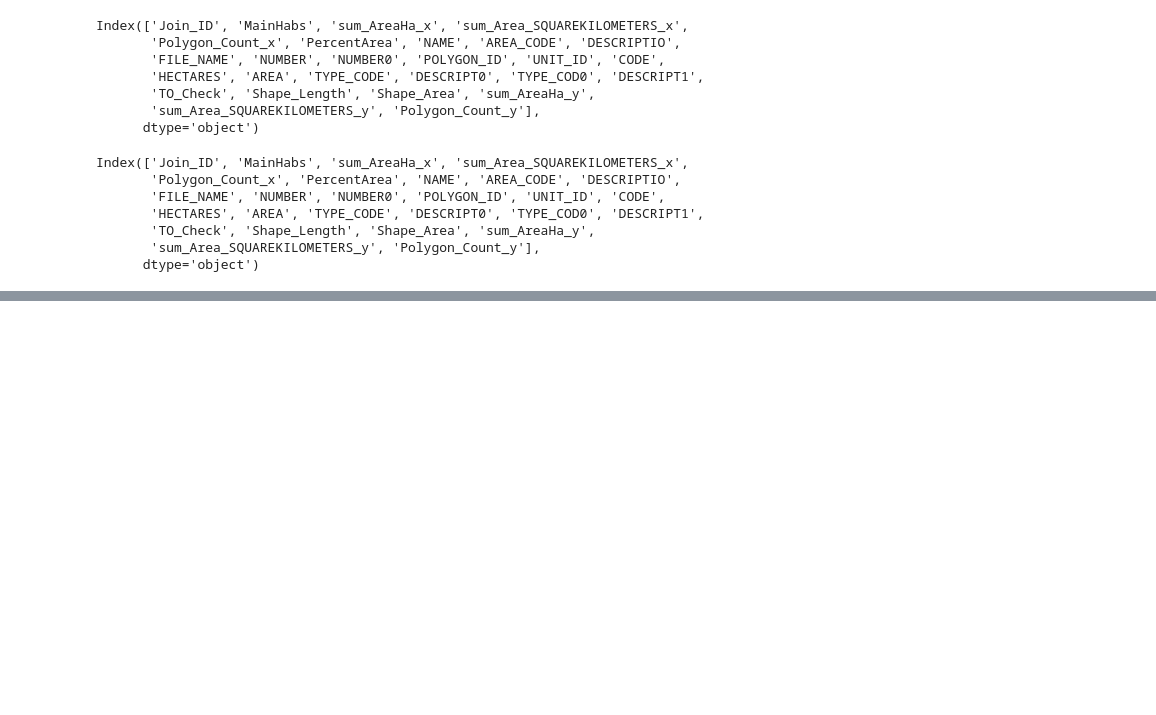
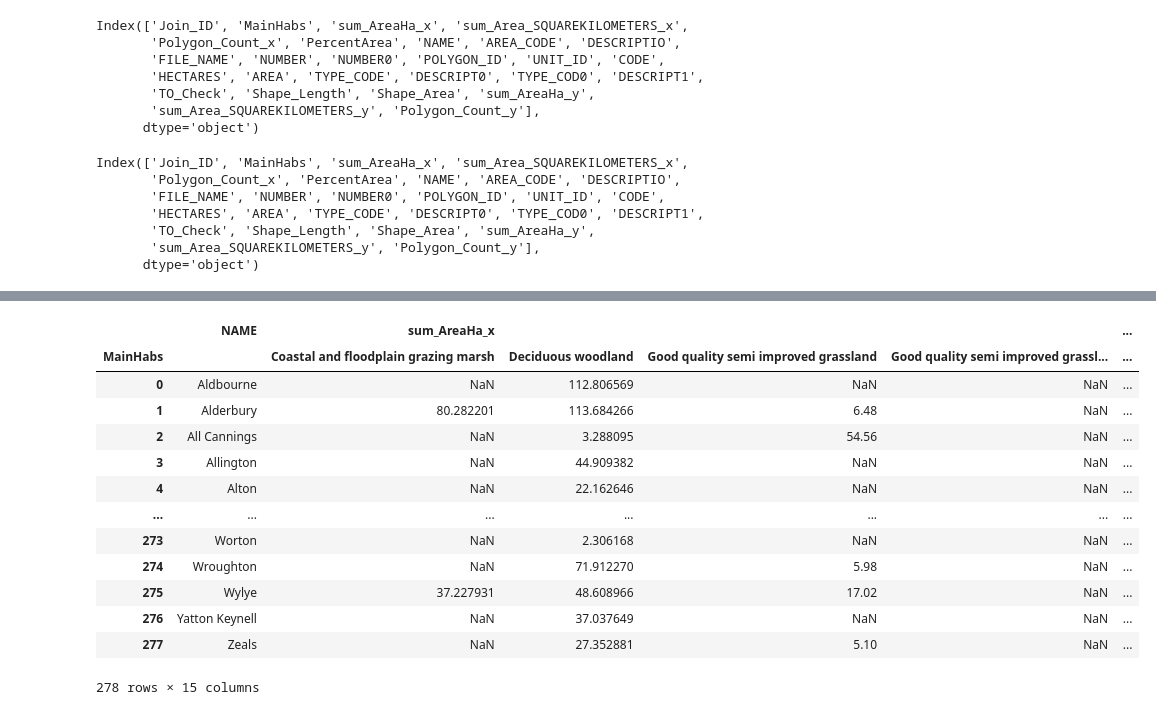
Before and after one commit to lara-spearman/map-outputs, a Jupyter notebook: summarise within analysis.ipynb, the cells around one changed output, grey strips where cells are left out. Cells and saved outputs as stored; diff of their text form; code cells hidden in the pictures; blank space fills up the shorter version.

```diff
--- a/summarise within analysis.ipynb
+++ b/summarise within analysis.ipynb
@@ -63,4 +63,4 @@ Index(['Join_ID', 'MainHabs', 'sum_AreaHa_x', 'sum_Area_SQUAREKILOMETERS_x',
        'sum_Area_SQUAREKILOMETERS_y', 'Polygon_Count_y'],
       dtype='object')
 # %%
-df_all.pivot(columns = "MainHabs",index = ["NAME",'sum_AreaHa_y'],values = [ 'sum_AreaHa_x','PercentArea'])
+df_wide = df_all.pivot(columns = "MainHabs",index = ["NAME",'sum_AreaHa_y'],values = [ 'sum_AreaHa_x'])
@@ -82,0 +67,21 @@ df_all.pivot(columns = "MainHabs",index = ["NAME",'sum_AreaHa_y'],values = [ 'su
+# %%
+df_wide = df_wide.reset_index()
+# %%
+df_1 = df_wide.droplevel(1)
+# %%
+df_1.reset_index()
+# %% [output]
+|  | NAME | sum_AreaHa_x |  |  |  | ... |
+| MainHabs |  | Coastal and floodplain grazing marsh | Deciduous woodland | Good quality semi improved grassland | Good quality semi improved grassl... | ... |
+| 0 | Aldbourne | NaN | 112.806569 | NaN | NaN | ... |
+| 1 | Alderbury | 80.282201 | 113.684266 | 6.48 | NaN | ... |
+| 2 | All Cannings | NaN | 3.288095 | 54.56 | NaN | ... |
+| 3 | Allington | NaN | 44.909382 | NaN | NaN | ... |
+| 4 | Alton | NaN | 22.162646 | NaN | NaN | ... |
+| ... | ... | ... | ... | ... | ... | ... |
+| 273 | Worton | NaN | 2.306168 | NaN | NaN | ... |
+| 274 | Wroughton | NaN | 71.912270 | 5.98 | NaN | ... |
+| 275 | Wylye | 37.227931 | 48.608966 | 17.02 | NaN | ... |
+| 276 | Yatton Keynell | NaN | 37.037649 | NaN | NaN | ... |
+| 277 | Zeals | NaN | 27.352881 | 5.10 | NaN | ... |
+278 rows × 15 columns
```
Also changed, not shown: parts of 1 cell of this notebook.
